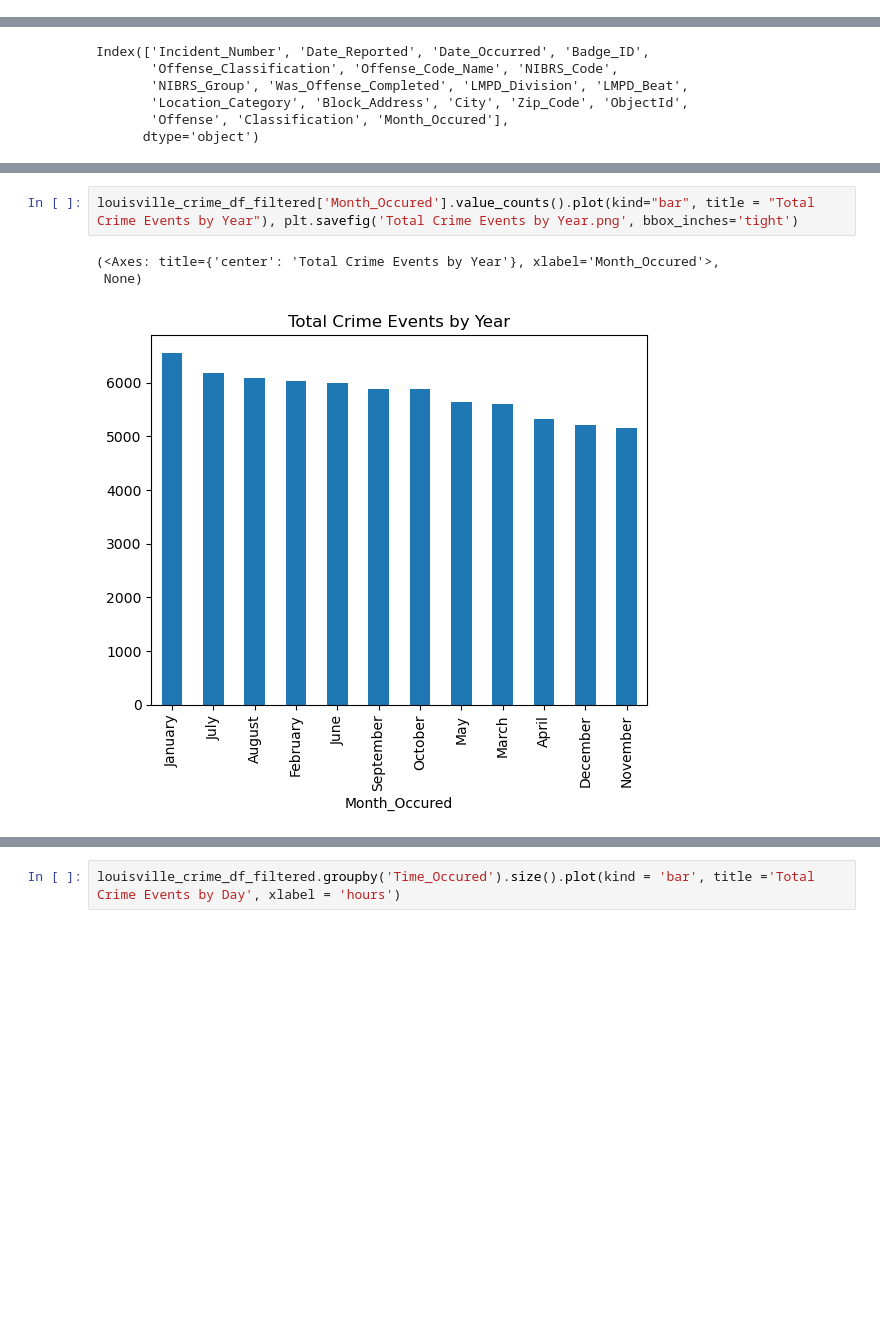
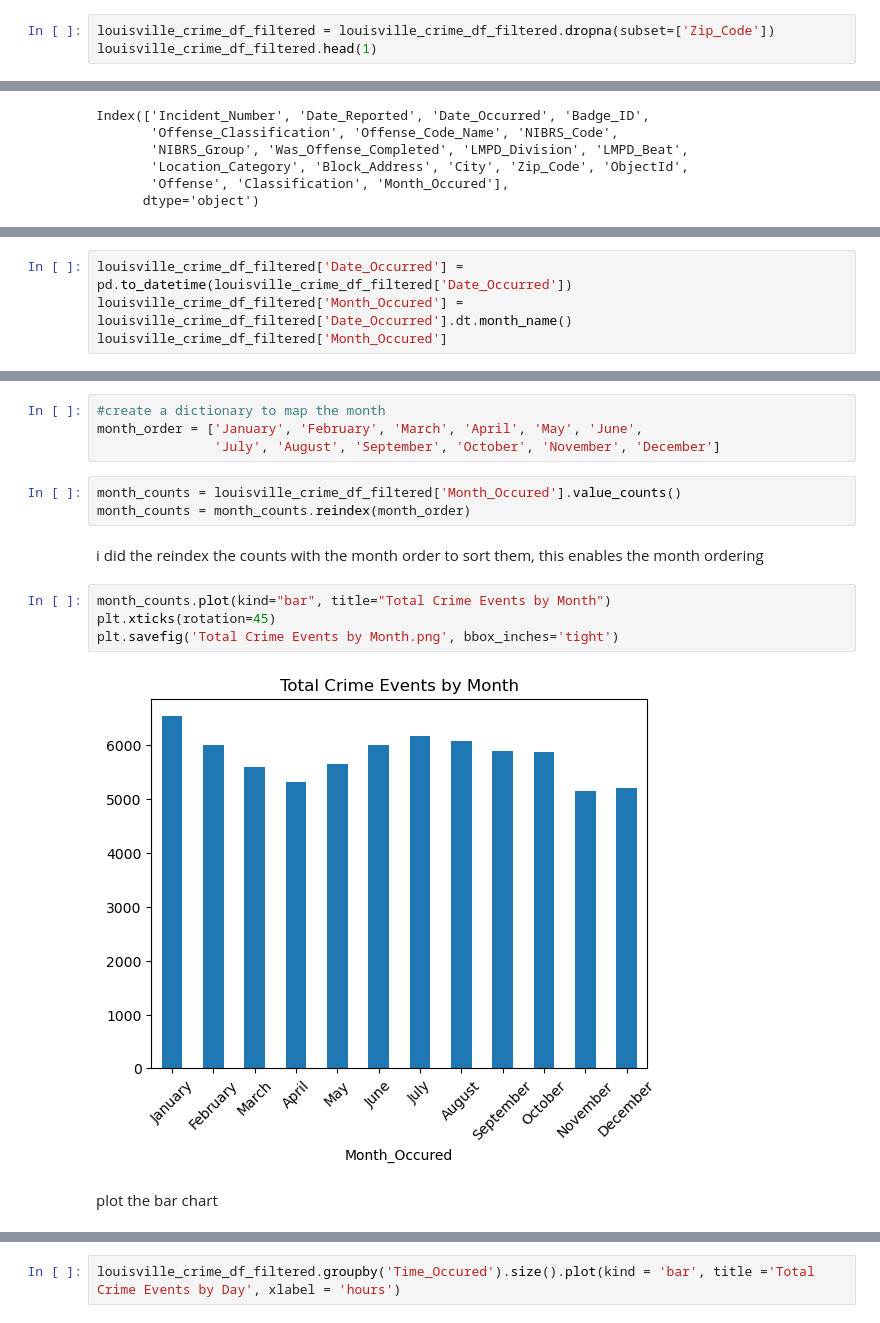
Before and after one commit to Uhuegbu23/crime_unemployment_data, a Jupyter notebook: notebooks/louisville_crime.ipynb, the cells around one changed output, grey strips where cells are left out. Cells and saved outputs as stored; diff of their text form; blank space fills up the shorter version.

```diff
--- a/notebooks/louisville_crime.ipynb
+++ b/notebooks/louisville_crime.ipynb
@@ -359,0 +318,3 @@ array(['40203', '40212', '40219', '40220', '40215', '40206', '40222',
+# %%
+louisville_crime_df_filtered = louisville_crime_df_filtered.dropna(subset=['Zip_Code'])
+louisville_crime_df_filtered.head(1)
@@ -496,0 +430,4 @@ Name: Date_Occurred, Length: 69542, dtype: datetime64[ns, UTC]
+# %%
+louisville_crime_df_filtered['Date_Occurred'] = pd.to_datetime(louisville_crime_df_filtered['Date_Occurred'])
+louisville_crime_df_filtered['Month_Occured'] = louisville_crime_df_filtered['Date_Occurred'].dt.month_name()
+louisville_crime_df_filtered['Month_Occured']
@@ -497,9 +447,20 @@ Name: Date_Occurred, Length: 69542, dtype: datetime64[ns, UTC]
+# %%
+#create a dictionary to map the month
+month_order = ['January', 'February', 'March', 'April', 'May', 'June',
+               'July', 'August', 'September', 'October', 'November', 'December']
+# %%
+month_counts = louisville_crime_df_filtered['Month_Occured'].value_counts()
+month_counts = month_counts.reindex(month_order)
+# %% [markdown]
+i did the reindex the counts with the month order to sort them, this enables the month ordering
 # %%
-louisville_crime_df_filtered['Month_Occured'].value_counts().plot(kind="bar", title = "Total Crime Events by Year"), plt.savefig('Total Crime Events by Year.png', bbox_inches='tight')
+month_counts.plot(kind="bar", title="Total Crime Events by Month")
+plt.xticks(rotation=45)
+plt.savefig('Total Crime Events by Month.png', bbox_inches='tight')
 # %% [output]
-(<Axes: title={'center': 'Total Crime Events by Year'}, xlabel='Month_Occured'>,
- None)
-[figure, old version]
+[figure, new version]
+# %% [markdown]
+plot the bar chart
 # %%
 louisville_crime_df_filtered['Time_Occured'] = louisville_crime_df_filtered['Date_Occurred'].dt.time
 louisville_crime_df_filtered['Time_Occured']
```
Also changed, not shown: parts of 63 cells of this notebook.
